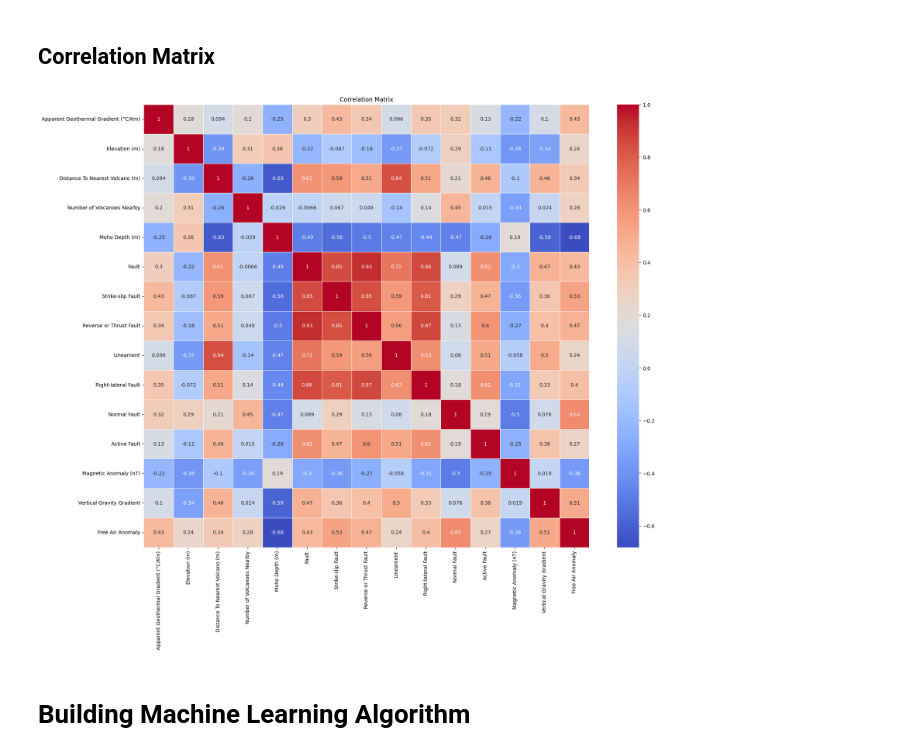
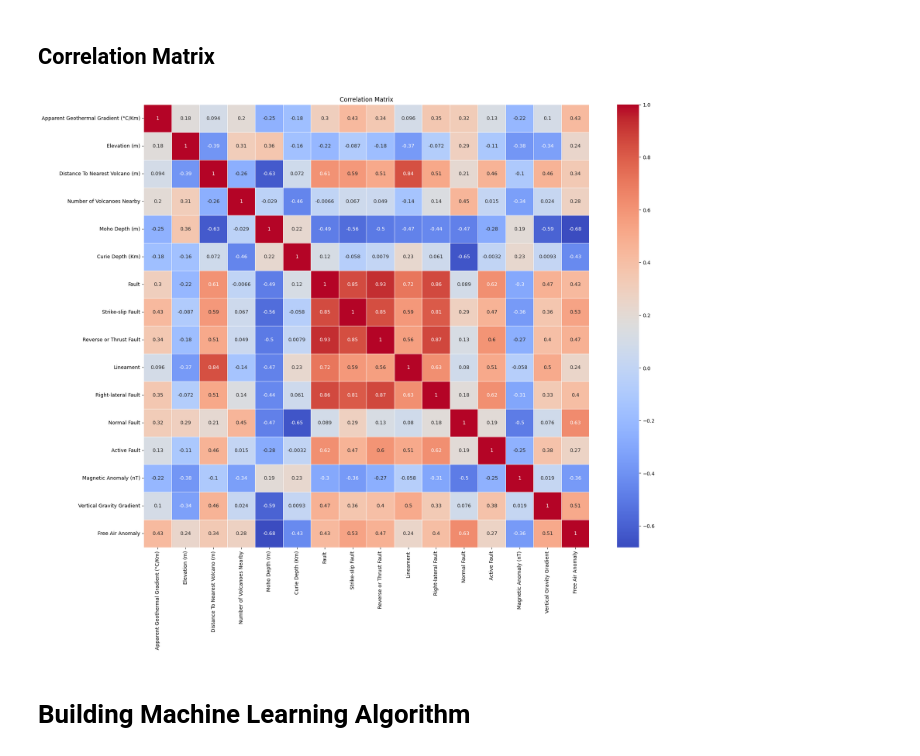
Before and after one commit to jcmefra/Geothermal-Gradient-Machine-Learning, a Jupyter notebook: Model_V2.ipynb, the cells around one changed output. Saved outputs shown, nothing was run; the diff lists cells and outputs as text; code cells hidden in the pictures.

Commit message:
curie

```diff
--- a/Model_V2.ipynb
+++ b/Model_V2.ipynb
@@ -778,28 +816,28 @@ cleaned_data.head()
 # %%
 import matplotlib.pyplot as plt
 import seaborn as sns
 
 # Select the desired columns
 selected_columns = ['Apparent Geothermal Gradient (°C/Km)', 'Elevation (m)',
        'Distance To Nearest Volcano (m)', 'Number of Volcanoes Nearby',
-       'Moho Depth (m)', 'Fault', 'Strike-slip Fault',
+       'Moho Depth (m)', 'Curie Depth (Km)', 'Fault', 'Strike-slip Fault',
        'Reverse or Thrust Fault', 'Lineament', 'Right-lateral Fault',
        'Normal Fault', 'Active Fault', 'Magnetic Anomaly (nT)',
        'Vertical Gravity Gradient', 'Free Air Anomaly']
 
 # Create a DataFrame with the selected columns
 selected_data = cleaned_data[selected_columns]
 
 # Calculate the correlation matrix
 correlation_matrix = selected_data.corr()
 
 # Plot the correlation matrix as a heatmap
 plt.figure(figsize=(20, 16))
 sns.heatmap(correlation_matrix, annot=True, cmap="coolwarm", linewidths=0.5)
 plt.title("Correlation Matrix")
 plt.show()
 # %% [output]
-[figure, old version]
+[figure, new version]
 # %% [markdown]
 # Building Machine Learning Algorithm
 # %% [markdown]
```
Also changed, not shown: parts of 34 cells of this notebook, 3 other files.
